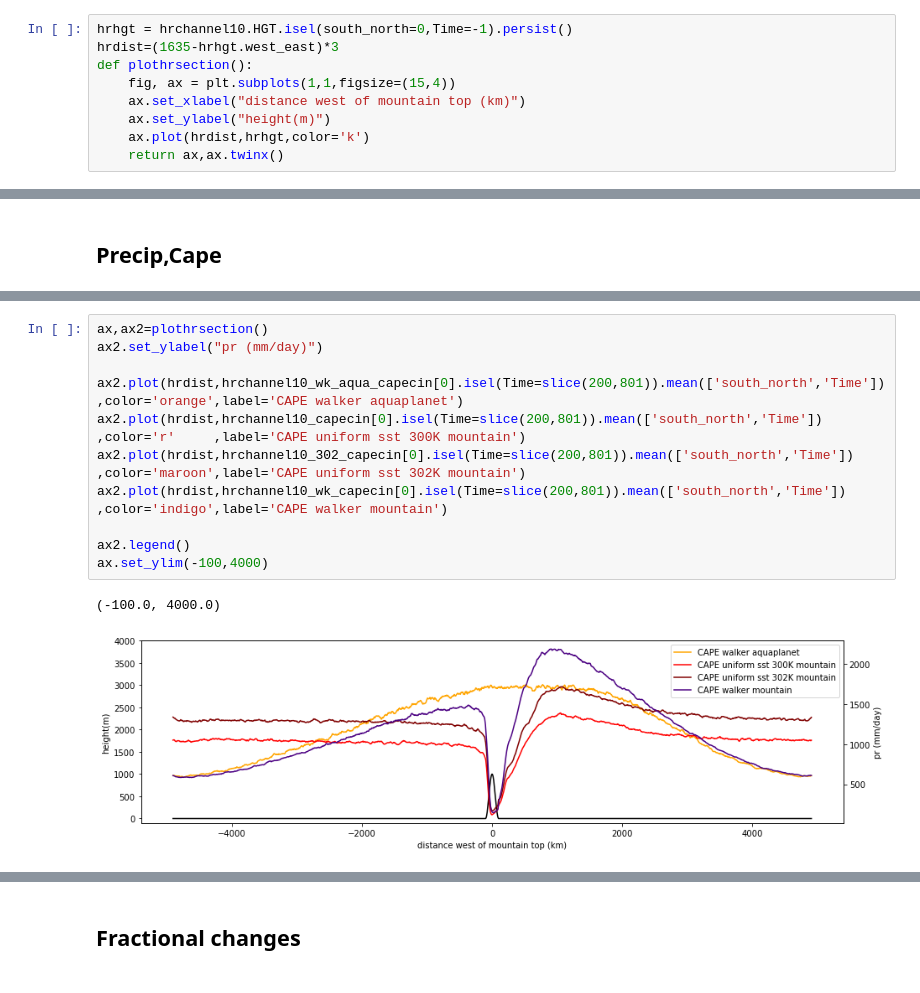
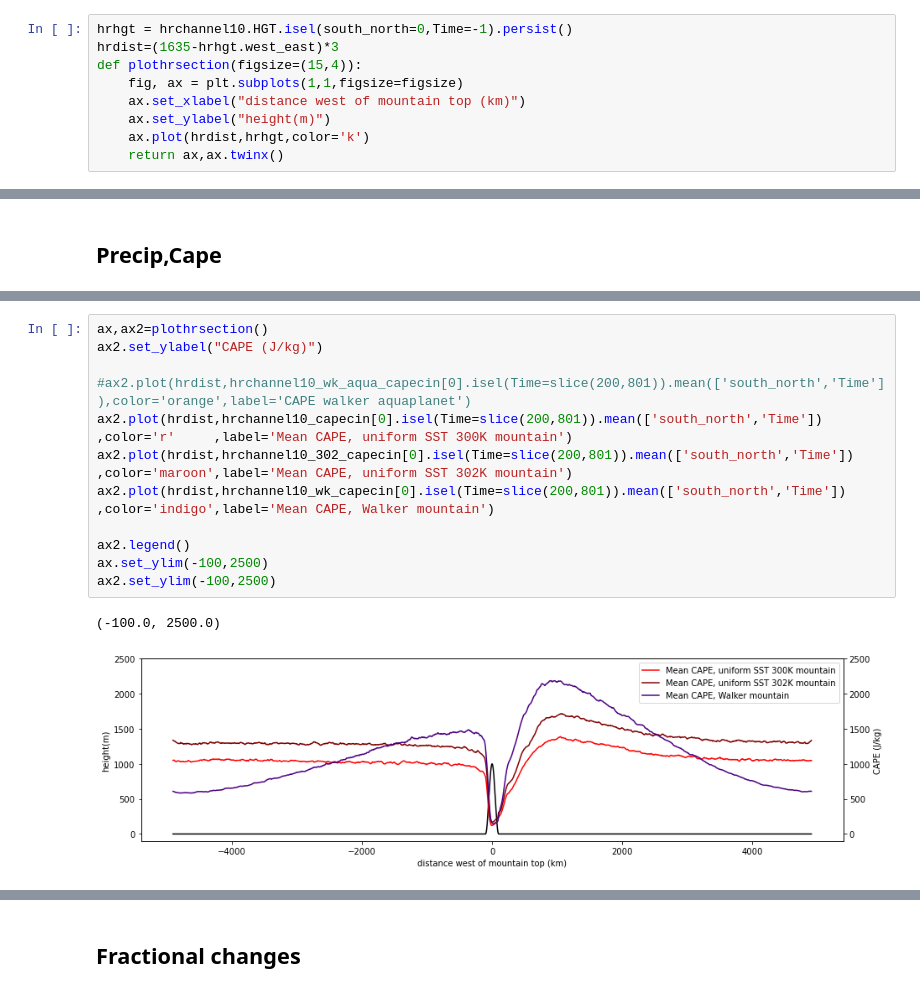
Before and after one commit to qnicolas/orographicPrecipitation, a Jupyter notebook: wrfProcessing/wrf_hrchannel_mockWalker.ipynb, the cells around one changed output, grey strips where cells are left out. Saved outputs shown, nothing was run; the diff lists cells and outputs as text.

```diff
--- a/wrfProcessing/wrf_hrchannel_mockWalker.ipynb
+++ b/wrfProcessing/wrf_hrchannel_mockWalker.ipynb
@@ -68,8 +68,8 @@ Wall time: 3.06 s
 # %%
 hrhgt = hrchannel10.HGT.isel(south_north=0,Time=-1).persist()
 hrdist=(1635-hrhgt.west_east)*3
-def plothrsection():
-    fig, ax = plt.subplots(1,1,figsize=(15,4))
+def plothrsection(figsize=(15,4)):
+    fig, ax = plt.subplots(1,1,figsize=figsize)
     ax.set_xlabel("distance west of mountain top (km)")
     ax.set_ylabel("height(m)")
     ax.plot(hrdist,hrhgt,color='k')
@@ -287,14 +320,15 @@ ax.set_ylim(-100,4000)
 # %%
 ax,ax2=plothrsection()
-ax2.set_ylabel("pr (mm/day)")
+ax2.set_ylabel("CAPE (J/kg)")
 
-ax2.plot(hrdist,hrchannel10_wk_aqua_capecin[0].isel(Time=slice(200,801)).mean(['south_north','Time']),color='orange',label='CAPE walker aquaplanet')
-ax2.plot(hrdist,hrchannel10_capecin[0].isel(Time=slice(200,801)).mean(['south_north','Time'])        ,color='r'     ,label='CAPE uniform sst 300K mountain')
-ax2.plot(hrdist,hrchannel10_302_capecin[0].isel(Time=slice(200,801)).mean(['south_north','Time'])    ,color='maroon',label='CAPE uniform sst 302K mountain')
-ax2.plot(hrdist,hrchannel10_wk_capecin[0].isel(Time=slice(200,801)).mean(['south_north','Time'])     ,color='indigo',label='CAPE walker mountain')
+#ax2.plot(hrdist,hrchannel10_wk_aqua_capecin[0].isel(Time=slice(200,801)).mean(['south_north','Time']),color='orange',label='CAPE walker aquaplanet')
+ax2.plot(hrdist,hrchannel10_capecin[0].isel(Time=slice(200,801)).mean(['south_north','Time'])        ,color='r'     ,label='Mean CAPE, uniform SST 300K mountain')
+ax2.plot(hrdist,hrchannel10_302_capecin[0].isel(Time=slice(200,801)).mean(['south_north','Time'])    ,color='maroon',label='Mean CAPE, uniform SST 302K mountain')
+ax2.plot(hrdist,hrchannel10_wk_capecin[0].isel(Time=slice(200,801)).mean(['south_north','Time'])     ,color='indigo',label='Mean CAPE, Walker mountain')
 
 ax2.legend()
-ax.set_ylim(-100,4000)
+ax.set_ylim(-100,2500)
+ax2.set_ylim(-100,2500)
 # %% [output]
-(-100.0, 4000.0)
+(-100.0, 2500.0)
-[figure, old version]
+[figure, new version]
```
Also changed, not shown: parts of 20 cells of this notebook, 14 other files.
